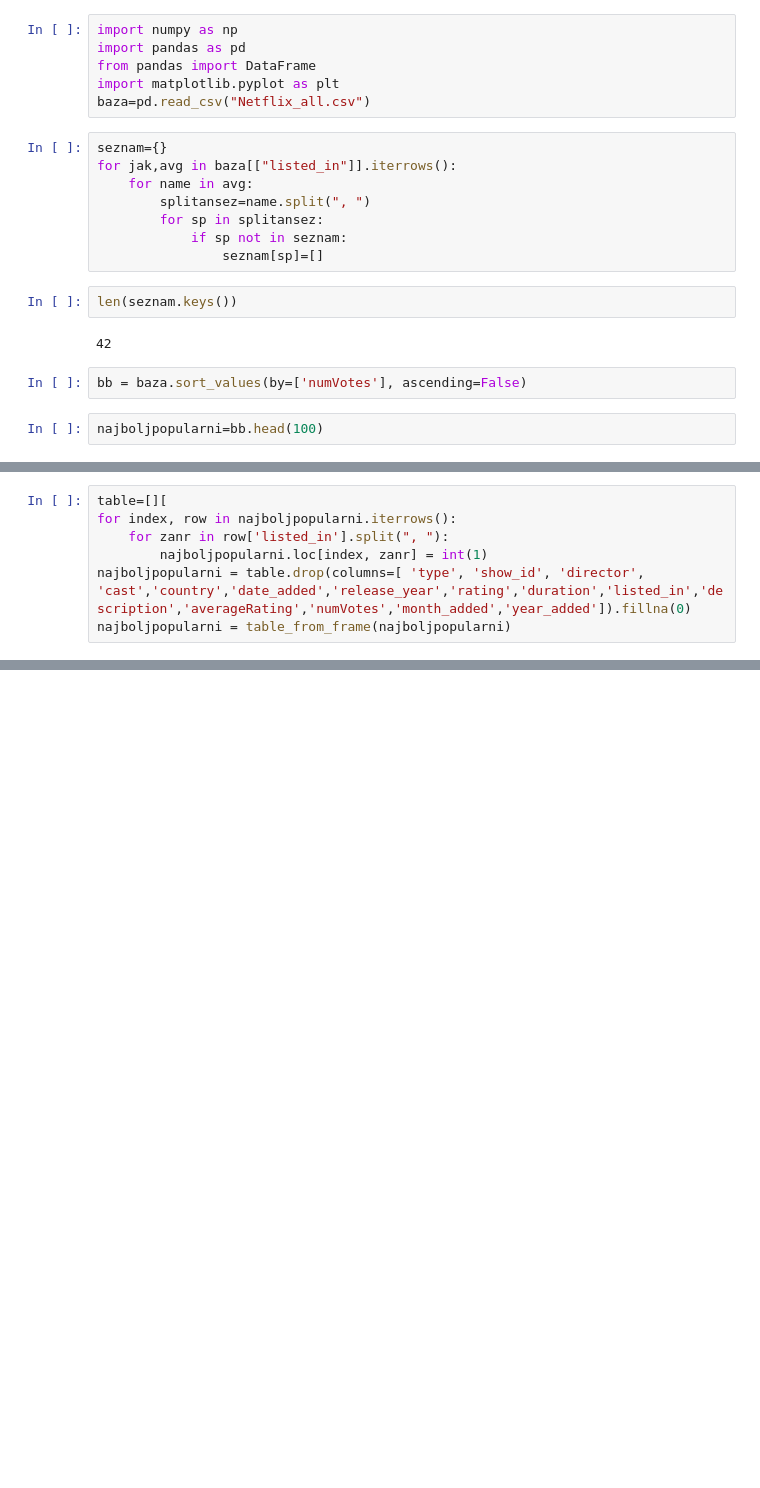
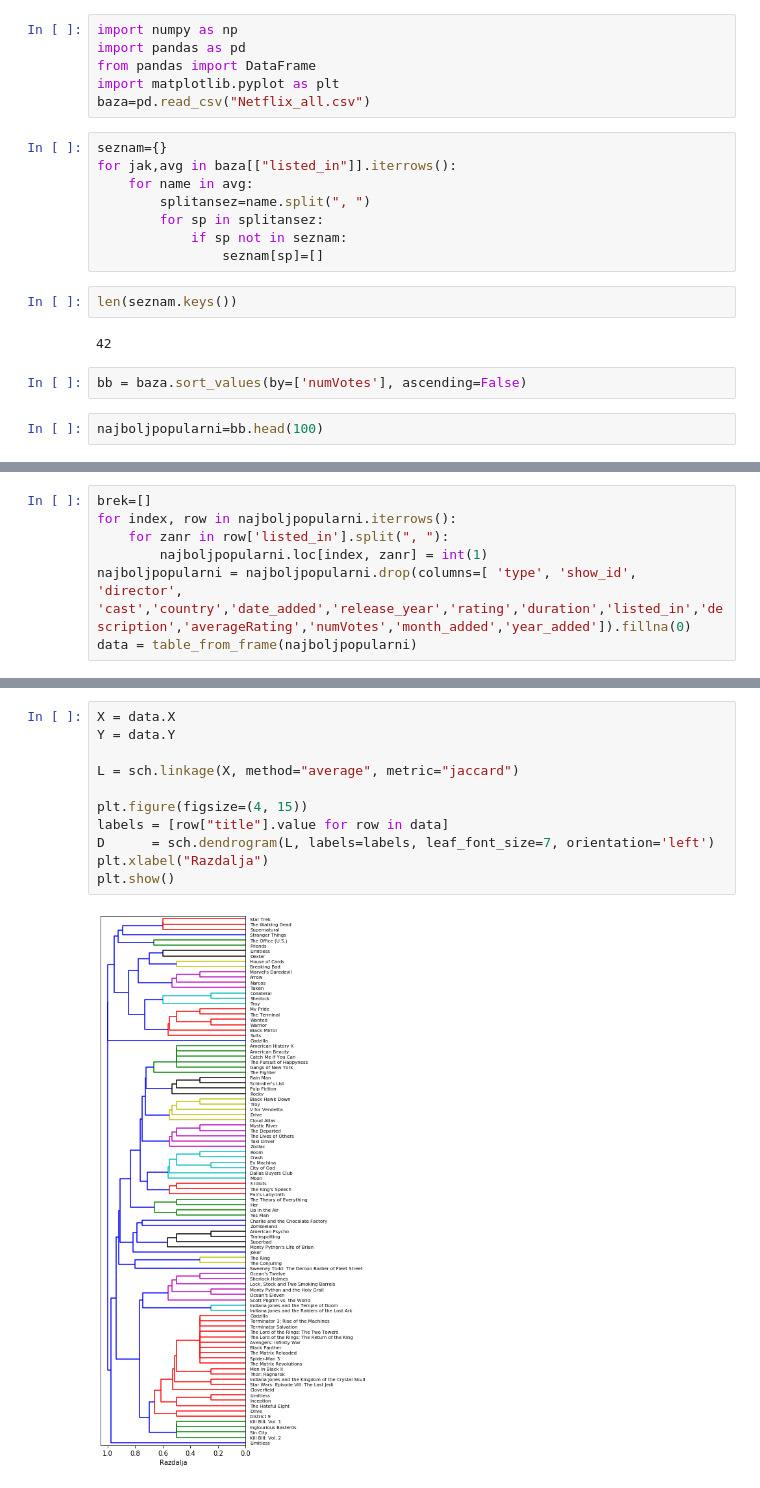
Before and after one commit to AshesOfPhoenix/PR19KKZDBMPBPGS, a Jupyter notebook: grucenje.ipynb, the cells around one changed output, grey strips where cells are left out. Drawn from its saved outputs; the diff is of its cells as text; blank space fills up the shorter version.

```diff
--- a/grucenje.ipynb
+++ b/grucenje.ipynb
@@ -23,7 +27,7 @@ najboljpopularni=bb.head(100)
 # %%
-table=[][
+brek=[]
 for index, row in najboljpopularni.iterrows():
     for zanr in row['listed_in'].split(", "):
         najboljpopularni.loc[index, zanr] = int(1)
-najboljpopularni = table.drop(columns=[ 'type', 'show_id', 'director', 'cast','country','date_added','release_year','rating','duration','listed_in','description','averageRating','numVotes','month_added','year_added']).fillna(0)
-najboljpopularni = table_from_frame(najboljpopularni)
+najboljpopularni = najboljpopularni.drop(columns=[ 'type', 'show_id', 'director', 'cast','country','date_added','release_year','rating','duration','listed_in','description','averageRating','numVotes','month_added','year_added']).fillna(0)
+data = table_from_frame(najboljpopularni)
@@ -43,0 +34,13 @@ najboljpopularni = table_from_frame(najboljpopularni)
+# %%
+X = data.X
+Y = data.Y
+
+L = sch.linkage(X, method="average", metric="jaccard")
+
+plt.figure(figsize=(4, 15))
+labels = [row["title"].value for row in data]
+D      = sch.dendrogram(L, labels=labels, leaf_font_size=7, orientation='left')
+plt.xlabel("Razdalja")
+plt.show()
+# %% [output]
+[figure, added]
```
Also changed, not shown: parts of 2 cells of this notebook.
